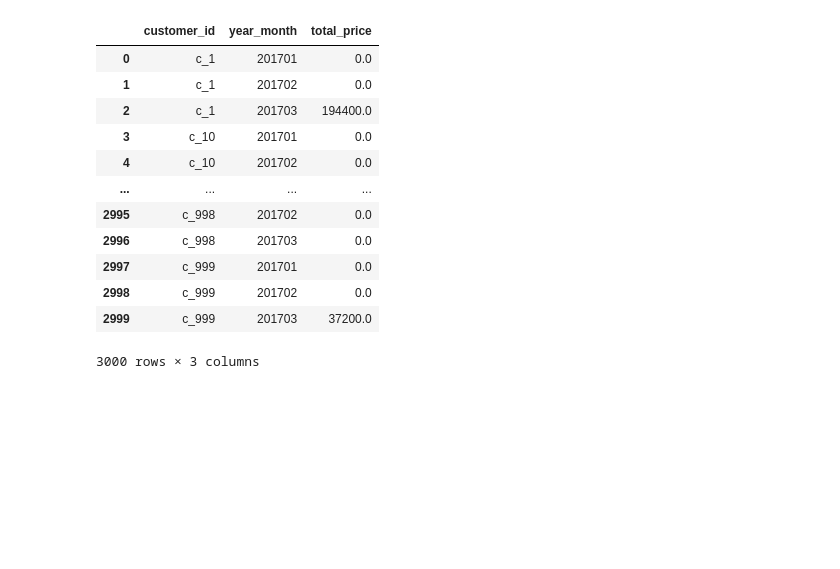
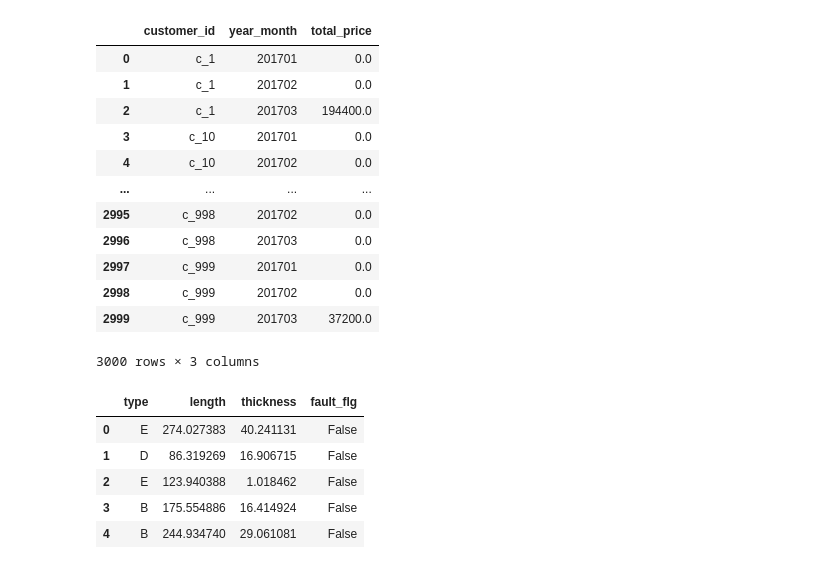
Before and after one commit to shake345/pre_treatment, a Jupyter notebook: pre_treatment.ipynb, the cells around one changed output. Saved outputs shown, nothing was run; the diff lists cells and outputs as text; code cells hidden in the pictures; blank space fills up the shorter version.

```diff
--- a/pre_treatment.ipynb
+++ b/pre_treatment.ipynb
@@ -452,3 +452,12 @@ display(summary_result)
 3000 rows × 3 columns
 # %%
 # 交差検証：データをいくつかに分断し、分断した一つのデータ群をモデルの評価用のデータとして利用し、そのほかのデータ群でモデルの学習を行う
+production_tb = pd.read_csv('production.csv', encoding='utf-8')
+display(production_tb.head())
+# %% [output]
+|  | type | length | thickness | fault_flg |
+| 0 | E | 274.027383 | 40.241131 | False |
+| 1 | D | 86.319269 | 16.906715 | False |
+| 2 | E | 123.940388 | 1.018462 | False |
+| 3 | B | 175.554886 | 16.414924 | False |
+| 4 | B | 244.934740 | 29.061081 | False |
```
Also changed, not shown: parts of 6 cells of this notebook.
